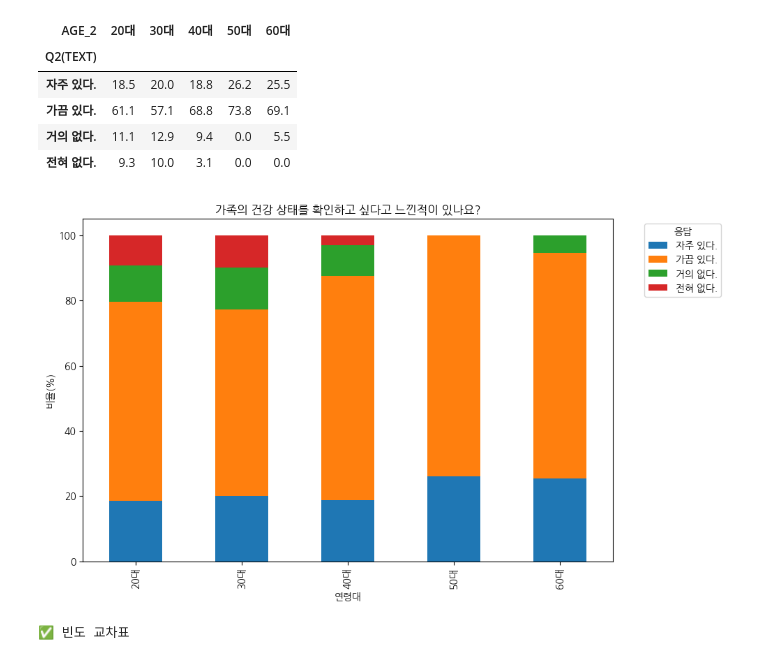
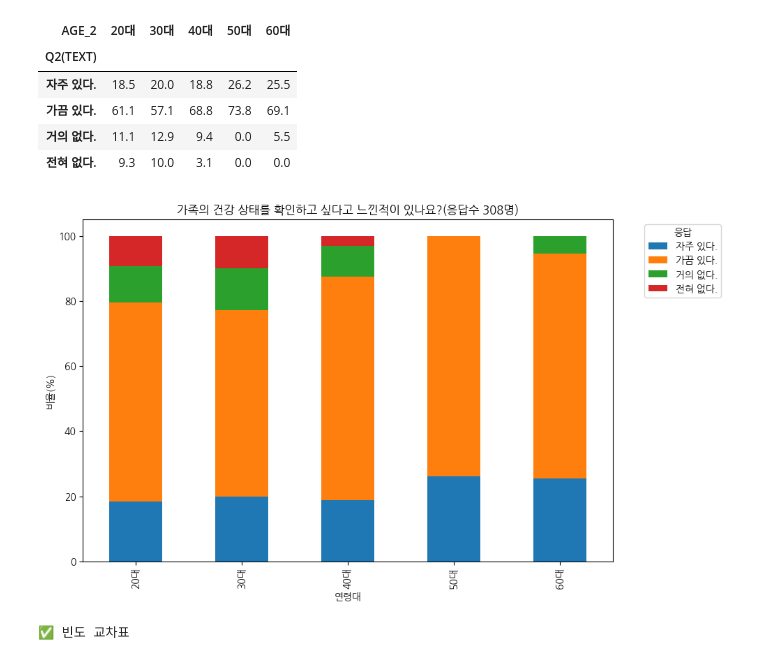
Before and after one commit to Jieunlee-svg/dataanalysis_, a Jupyter notebook: 설문조사_결과_분석_건강_정보_공유에_대한_선호도_교차분석.ipynb, the cells around one changed output. Saved outputs shown, nothing was run; the diff lists cells and outputs as text; code cells hidden in the pictures.

```diff
--- a/설문조사_결과_분석_건강_정보_공유에_대한_선호도_교차분석.ipynb
+++ b/설문조사_결과_분석_건강_정보_공유에_대한_선호도_교차분석.ipynb
@@ -80,14 +80,14 @@ display(ct_q2_pct.round(1))
 | 전혀 없다. | 9.3 | 10.0 | 3.1 | 0.0 | 0.0 |
 # %%
 ct_q2_pct.T.plot(kind='bar', stacked=True, figsize=(10, 6))
-plt.title('가족의 건강 상태를 확인하고 싶다고 느낀적이 있나요?')
+plt.title('가족의 건강 상태를 확인하고 싶다고 느낀적이 있나요?(응답수 308명)')
 plt.ylabel('비율(%)')
 plt.xlabel('연령대')
 plt.legend(title='응답', bbox_to_anchor=(1.05, 1), loc='upper left')
 plt.tight_layout()
 plt.show()
 # %% [output]
-[figure, old version]
+[figure, new version]
 # %%
 # Q11 응답 순서 설정 (예시, 실제 항목에 맞게 수정)
 q11_order = ['자주 있다.', '가끔 있다.', '거의 없다.', '전혀 없다.']
```
Also changed, not shown: parts of 1 cell of this notebook.
